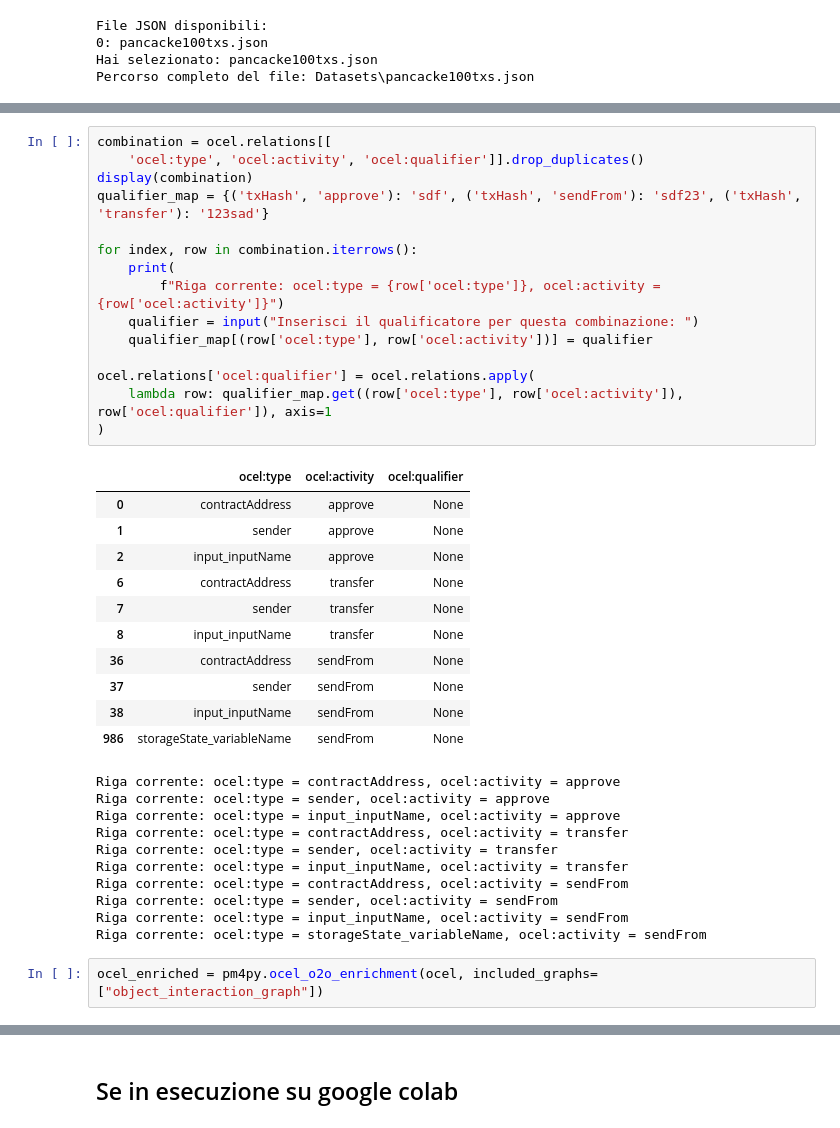
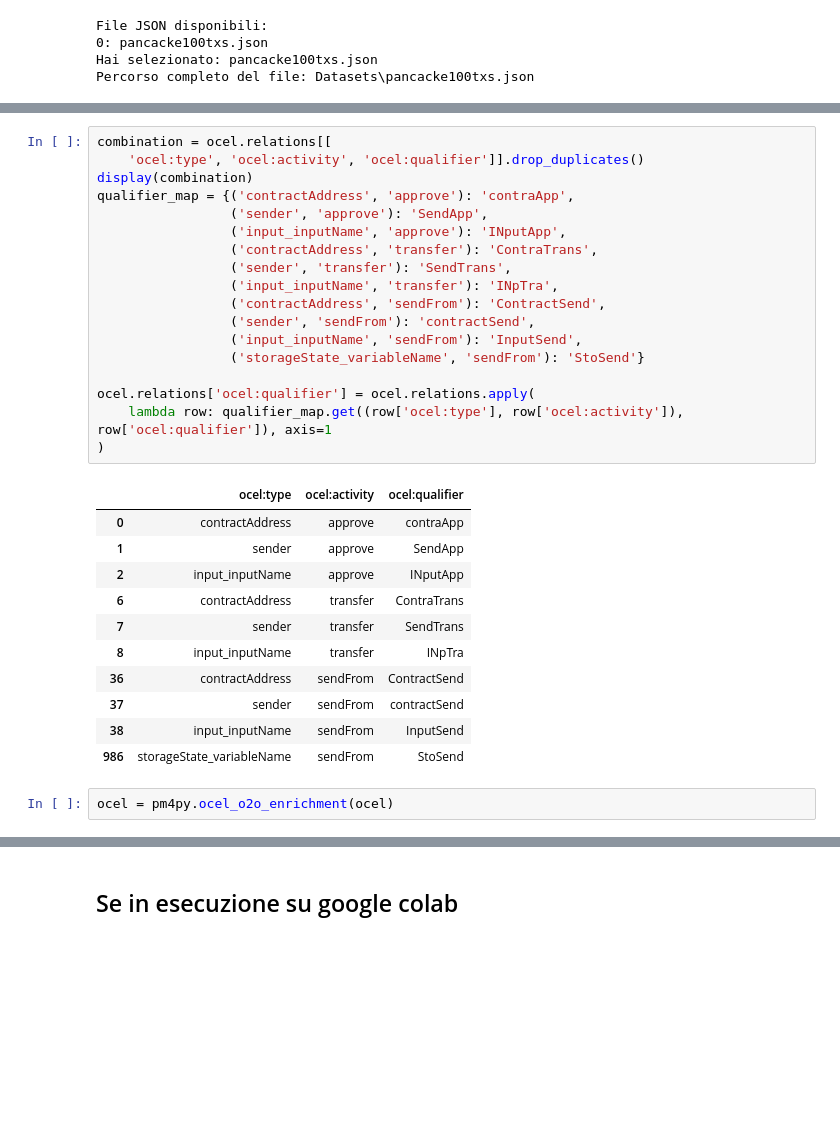
Before and after one commit to menga28/Log_to_ocel, a Jupyter notebook: mapping_json_to_ocel.ipynb, the cells around one changed output, grey strips where cells are left out. Drawn from its saved outputs; the diff is of its cells as text; blank space fills up the shorter version.

```diff
--- a/mapping_json_to_ocel.ipynb
+++ b/mapping_json_to_ocel.ipynb
@@ -262,40 +255,33 @@ Activities occurrences: Counter({'approve': 226, 'sendFrom': 168, 'transfer': 96
 # %%
 combination = ocel.relations[[
     'ocel:type', 'ocel:activity', 'ocel:qualifier']].drop_duplicates()
 display(combination)
-qualifier_map = {('txHash', 'approve'): 'sdf', ('txHash', 'sendFrom'): 'sdf23', ('txHash', 'transfer'): '123sad'}
-
-for index, row in combination.iterrows():
-    print(
-        f"Riga corrente: ocel:type = {row['ocel:type']}, ocel:activity = {row['ocel:activity']}")
-    qualifier = input("Inserisci il qualificatore per questa combinazione: ")
-    qualifier_map[(row['ocel:type'], row['ocel:activity'])] = qualifier
+qualifier_map = {('contractAddress', 'approve'): 'contraApp',
+                 ('sender', 'approve'): 'SendApp',
+                 ('input_inputName', 'approve'): 'INputApp',
+                 ('contractAddress', 'transfer'): 'ContraTrans',
+                 ('sender', 'transfer'): 'SendTrans',
+                 ('input_inputName', 'transfer'): 'INpTra',
+                 ('contractAddress', 'sendFrom'): 'ContractSend',
+                 ('sender', 'sendFrom'): 'contractSend',
+                 ('input_inputName', 'sendFrom'): 'InputSend',
+                 ('storageState_variableName', 'sendFrom'): 'StoSend'}
 
 ocel.relations['ocel:qualifier'] = ocel.relations.apply(
     lambda row: qualifier_map.get((row['ocel:type'], row['ocel:activity']), row['ocel:qualifier']), axis=1
 )
 # %% [output]
 |  | ocel:type | ocel:activity | ocel:qualifier |
-| 0 | contractAddress | approve | None |
-| 1 | sender | approve | None |
-| 2 | input_inputName | approve | None |
-| 6 | contractAddress | transfer | None |
-| 7 | sender | transfer | None |
-| 8 | input_inputName | transfer | None |
-| 36 | contractAddress | sendFrom | None |
-| 37 | sender | sendFrom | None |
-| 38 | input_inputName | sendFrom | None |
-| 986 | storageState_variableName | sendFrom | None |
+| 0 | contractAddress | approve | contraApp |
+| 1 | sender | approve | SendApp |
+| 2 | input_inputName | approve | INputApp |
+| 6 | contractAddress | transfer | ContraTrans |
+| 7 | sender | transfer | SendTrans |
+| 8 | input_inputName | transfer | INpTra |
+| 36 | contractAddress | sendFrom | ContractSend |
+| 37 | sender | sendFrom | contractSend |
+| 38 | input_inputName | sendFrom | InputSend |
+| 986 | storageState_variableName | sendFrom | StoSend |
-Riga corrente: ocel:type = contractAddress, ocel:activity = approve
-Riga corrente: ocel:type = sender, ocel:activity = approve
-Riga corrente: ocel:type = input_inputName, ocel:activity = approve
-Riga corrente: ocel:type = contractAddress, ocel:activity = transfer
-Riga corrente: ocel:type = sender, ocel:activity = transfer
-Riga corrente: ocel:type = input_inputName, ocel:activity = transfer
-Riga corrente: ocel:type = contractAddress, ocel:activity = sendFrom
-Riga corrente: ocel:type = sender, ocel:activity = sendFrom
-Riga corrente: ocel:type = input_inputName, ocel:activity = sendFrom
-Riga corrente: ocel:type = storageState_variableName, ocel:activity = sendFrom
 # %%
-ocel_enriched = pm4py.ocel_o2o_enrichment(ocel, included_graphs=["object_interaction_graph"])
+ocel = pm4py.ocel_o2o_enrichment(ocel)
 # %%
```
Also changed, not shown: parts of 6 cells of this notebook.
